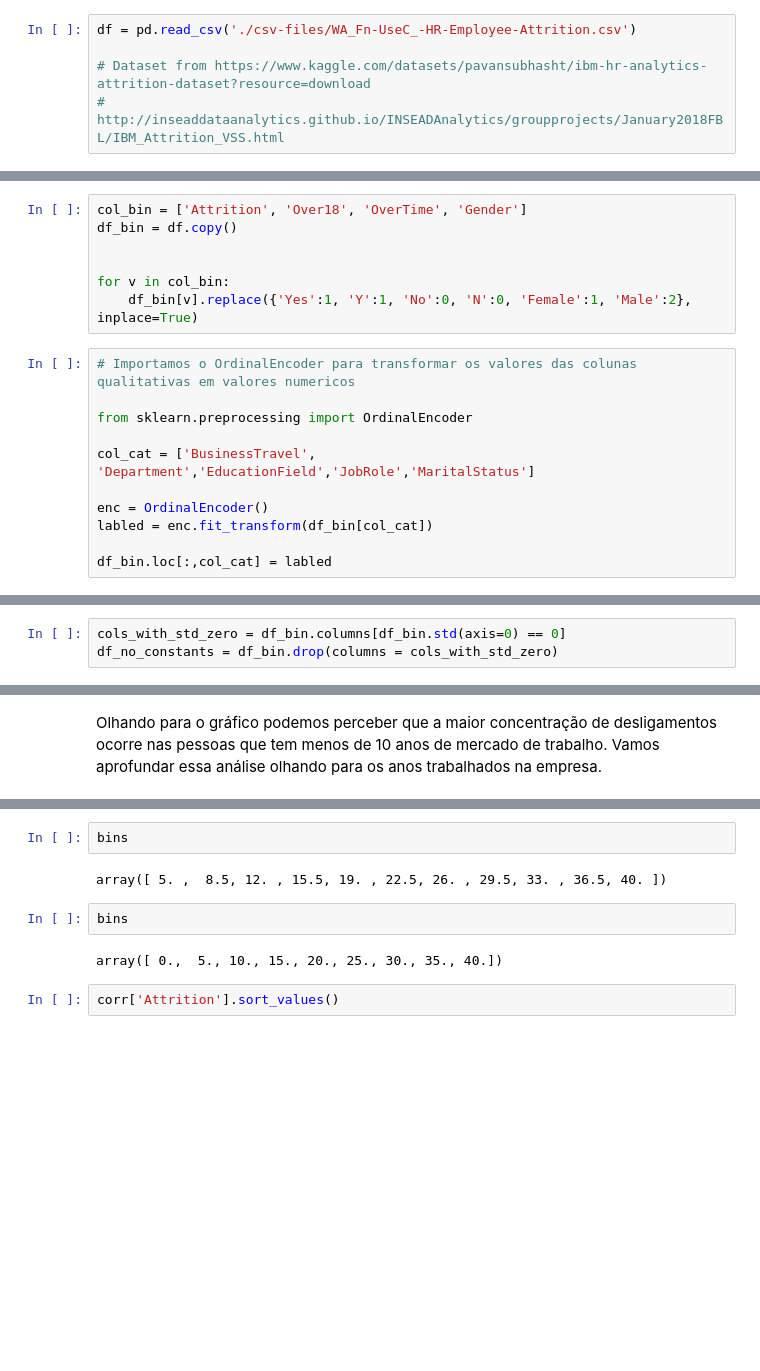
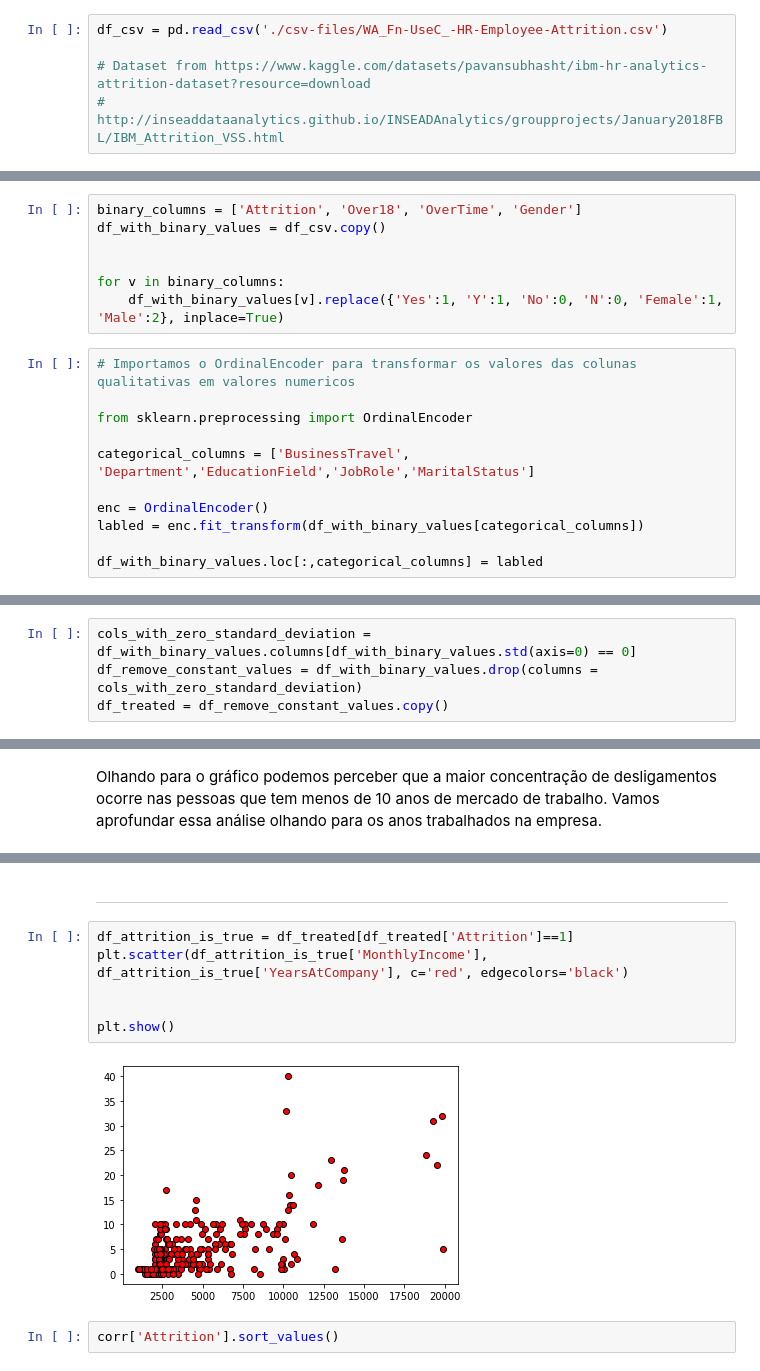
Before and after one commit to gasp37/employee-attrition-and-performance, a Jupyter notebook: notebook-1.ipynb, the cells around one changed output, grey strips where cells are left out. Saved outputs shown, nothing was run; the diff lists cells and outputs as text; blank space fills up the shorter version.

```diff
--- a/notebook-1.ipynb
+++ b/notebook-1.ipynb
@@ -7,7 +7,7 @@ import matplotlib.pyplot as plt
 # %% [markdown]
 Comecamos por importar o dataframe, abaixo tambem temos links uteis com informações sobre os dados
 # %%
-df = pd.read_csv('./csv-files/WA_Fn-UseC_-HR-Employee-Attrition.csv')
+df_csv = pd.read_csv('./csv-files/WA_Fn-UseC_-HR-Employee-Attrition.csv')
 
 # Dataset from https://www.kaggle.com/datasets/pavansubhasht/ibm-hr-analytics-attrition-dataset?resource=download
 # http://inseaddataanalytics.github.io/INSEADAnalytics/groupprojects/January2018FBL/IBM_Attrition_VSS.html
@@ -74,20 +74,20 @@ Travel_Frequently     277
 Non-Travel            150
 Name: BusinessTravel, dtype: int64
 # %%
-col_bin = ['Attrition', 'Over18', 'OverTime', 'Gender']
-df_bin = df.copy()
+binary_columns = ['Attrition', 'Over18', 'OverTime', 'Gender']
+df_with_binary_values = df_csv.copy()
 
 
-for v in col_bin:
-    df_bin[v].replace({'Yes':1, 'Y':1, 'No':0, 'N':0, 'Female':1, 'Male':2}, inplace=True)
+for v in binary_columns:
+    df_with_binary_values[v].replace({'Yes':1, 'Y':1, 'No':0, 'N':0, 'Female':1, 'Male':2}, inplace=True)
 # %%
 # Importamos o OrdinalEncoder para transformar os valores das colunas qualitativas em valores numericos
 
 from sklearn.preprocessing import OrdinalEncoder
 
-col_cat = ['BusinessTravel', 'Department','EducationField','JobRole','MaritalStatus']
+categorical_columns = ['BusinessTravel', 'Department','EducationField','JobRole','MaritalStatus']
 
 enc = OrdinalEncoder()
-labled = enc.fit_transform(df_bin[col_cat])
+labled = enc.fit_transform(df_with_binary_values[categorical_columns])
 
-df_bin.loc[:,col_cat] = labled
+df_with_binary_values.loc[:,categorical_columns] = labled
@@ -115,6 +103,7 @@ df_bin.iloc[:7,:20]
 | 5 | 32 | 0 | 1.0 | 1005 | 1.0 | 2 | 2 | ... |
 | 6 | 59 | 0 | 2.0 | 1324 | 1.0 | 3 | 3 | ... |
 # %%
-cols_with_std_zero = df_bin.columns[df_bin.std(axis=0) == 0]
-df_no_constants = df_bin.drop(columns = cols_with_std_zero)
+cols_with_zero_standard_deviation = df_with_binary_values.columns[df_with_binary_values.std(axis=0) == 0]
+df_remove_constant_values = df_with_binary_values.drop(columns = cols_with_zero_standard_deviation)
+df_treated = df_remove_constant_values.copy()
 # %%
@@ -231,11 +220,13 @@ Com essa análise, deu para notar uma grande concentração de desligamentos log
-# %%
-bins
-# %% [output]
-array([ 5. ,  8.5, 12. , 15.5, 19. , 22.5, 26. , 29.5, 33. , 36.5, 40. ])
-# %%
-bins
-# %% [output]
-array([ 0.,  5., 10., 15., 20., 25., 30., 35., 40.])
+# %% [markdown]
+---
+# %%
+df_attrition_is_true = df_treated[df_treated['Attrition']==1]
+plt.scatter(df_attrition_is_true['MonthlyIncome'], df_attrition_is_true['YearsAtCompany'], c='red', edgecolors='black')
+
+
+plt.show()
+# %% [output]
+[figure, added]
 # %%
 corr['Attrition'].sort_values()
 # %% [output]
```
Also changed, not shown: parts of 15 cells of this notebook.
